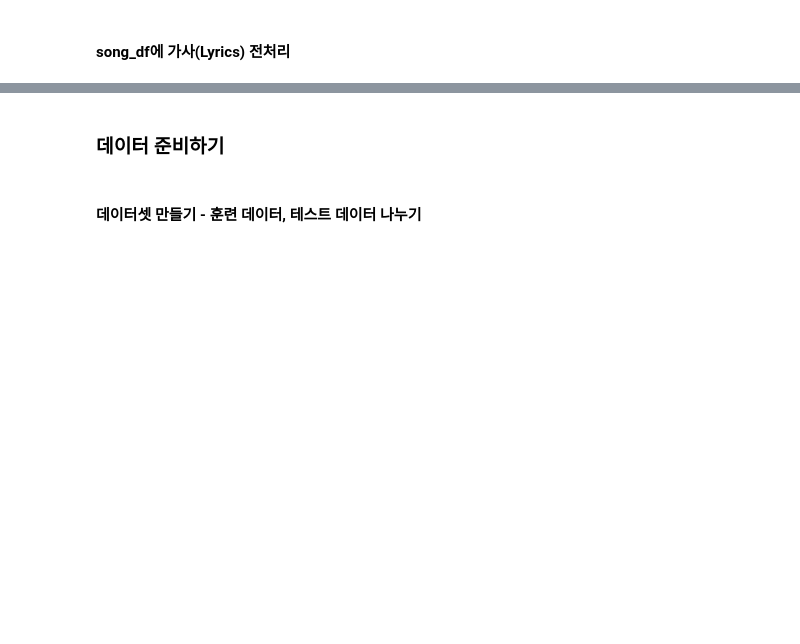
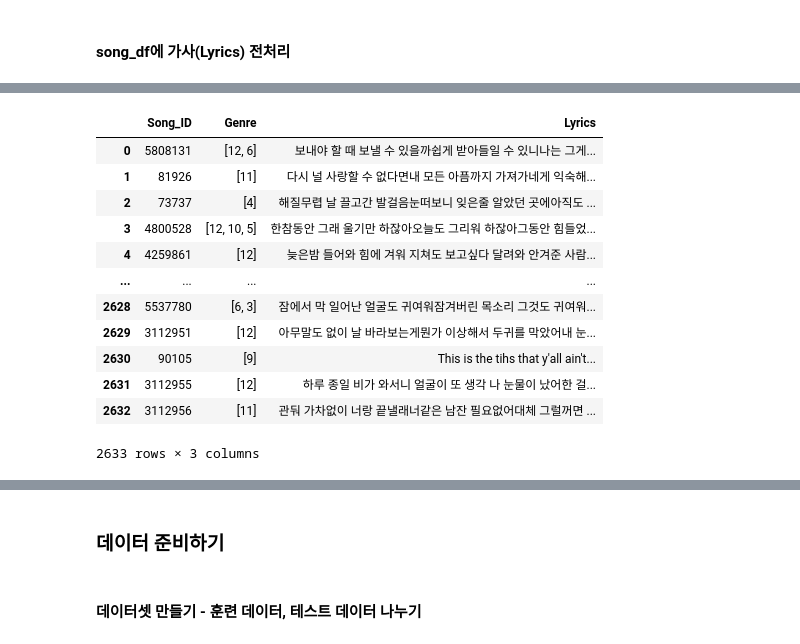
Before and after one commit to SeSAC-TextAnalysis/kpop, a Jupyter notebook: CODE/장르예측모델.ipynb, the cells around one changed output, grey strips where cells are left out. Drawn from its saved outputs; the diff is of its cells as text; code cells hidden in the pictures; blank space fills up the shorter version.

```diff
--- a/CODE/장르예측모델.ipynb
+++ b/CODE/장르예측모델.ipynb
@@ -279,0 +336,16 @@ from sklearn.metrics import f1_score, roc_auc_score, accuracy_score, hamming_los
+# %%
+steady_song_df
+# %% [output]
+|  | Song_ID | Genre | Lyrics |
+| 0 | 5808131 | [12, 6] | 보내야 할 때 보낼 수 있을까쉽게 받아들일 수 있니나는 그게... |
+| 1 | 81926 | [11] | 다시 널 사랑할 수 없다면내 모든 아픔까지 가져가네게 익숙해... |
+| 2 | 73737 | [4] | 해질무렵 날 끌고간 발걸음눈떠보니 잊은줄 알았던 곳에아직도 ... |
+| 3 | 4800528 | [12, 10, 5] | 한참동안 그래 울기만 하잖아오늘도 그리워 하잖아그동안 힘들었... |
+| 4 | 4259861 | [12] | 늦은밤 들어와 힘에 겨워 지쳐도 보고싶다 달려와 안겨준 사람... |
+| ... | ... | ... | ... |
+| 2628 | 5537780 | [6, 3] | 잠에서 막 일어난 얼굴도 귀여워잠겨버린 목소리 그것도 귀여워... |
+| 2629 | 3112951 | [12] | 아무말도 없이 날 바라보는게뭔가 이상해서 두귀를 막았어내 눈... |
+| 2630 | 90105 | [9] | This is the tihs that y'all ain't... |
+| 2631 | 3112955 | [12] | 하루 종일 비가 와서니 얼굴이 또 생각 나 눈물이 났어한 걸... |
+| 2632 | 3112956 | [11] | 관둬 가차없이 너랑 끝낼래너같은 남잔 필요없어대체 그럴꺼면 ... |
+2633 rows × 3 columns
```
Also changed, not shown: parts of 73 cells of this notebook, 12 other files.
